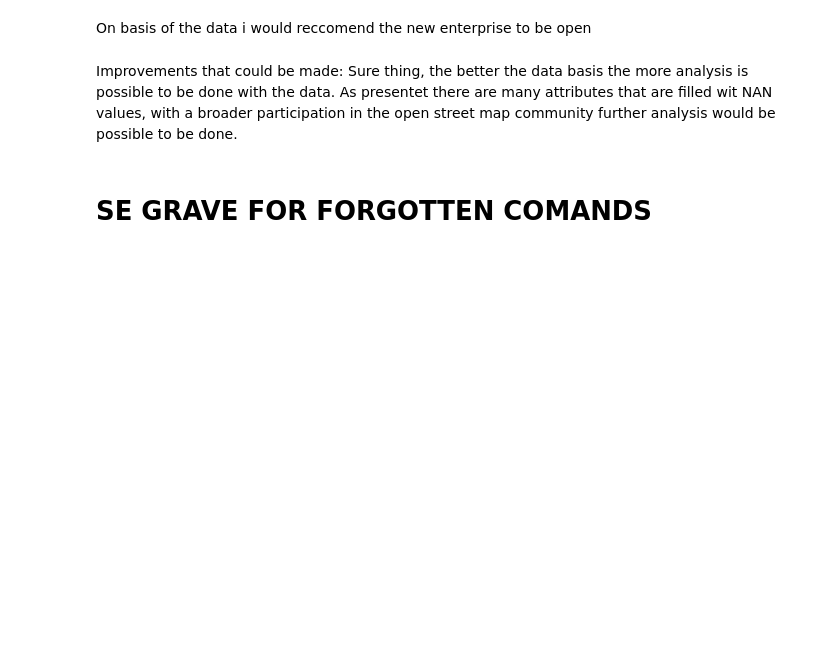
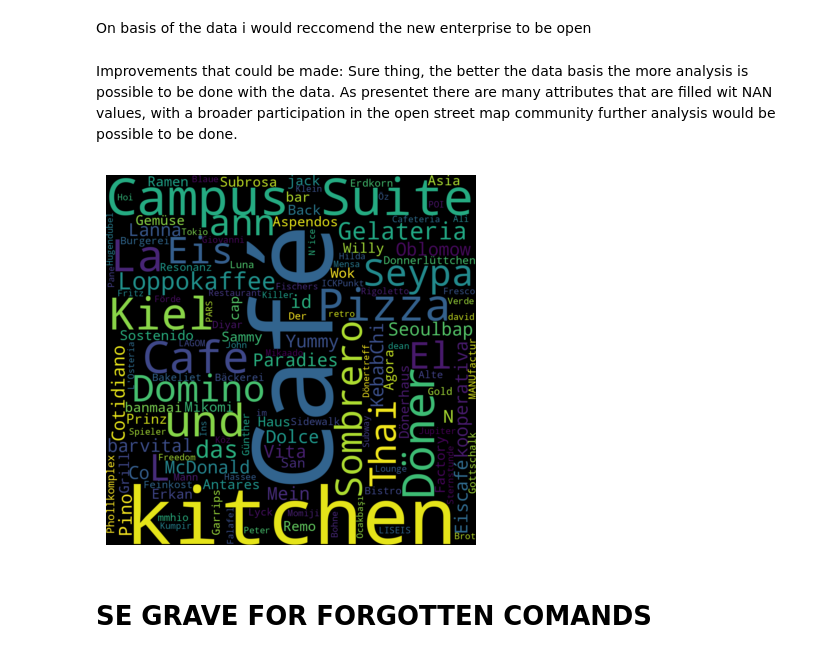
Before and after one commit to MartinDieCooleSocke420/sem1_math_and_stats, a Jupyter notebook: exam/experiments.ipynb, the cells around one changed output. Drawn from its saved outputs; the diff is of its cells as text; code cells hidden in the pictures; blank space fills up the shorter version.

```diff
--- a/exam/experiments.ipynb
+++ b/exam/experiments.ipynb
@@ -314,6 +357,24 @@ On basis of the data i would reccomend the new enterprise to be open
 
 Improvements that could be made:
 Sure thing, the better the data basis the more analysis is possible to be done with the data. As presentet there are many attributes that are filled wit NAN values, with a broader participation in the open street map community further analysis would be possible to be done.
+# %%
+# Libraries
+# !pip install wordcloud
+from wordcloud import WordCloud
+import matplotlib.pyplot as plt
+
+# Create a list of word
+text = data["name"].to_string()
+
+# Create the wordcloud object
+wordcloud = WordCloud(width=1080, height=1080, margin=0).generate(text)
+
+# Display the generated image:
+plt.imshow(wordcloud, interpolation='bilinear')
+plt.axis("off")
+plt.show()
+# %% [output]
+[figure, added]
 # %% [markdown]
 # SE GRAVE FOR FORGOTTEN COMANDS
 # %% [markdown]
```
Also changed, not shown: parts of 8 cells of this notebook.
